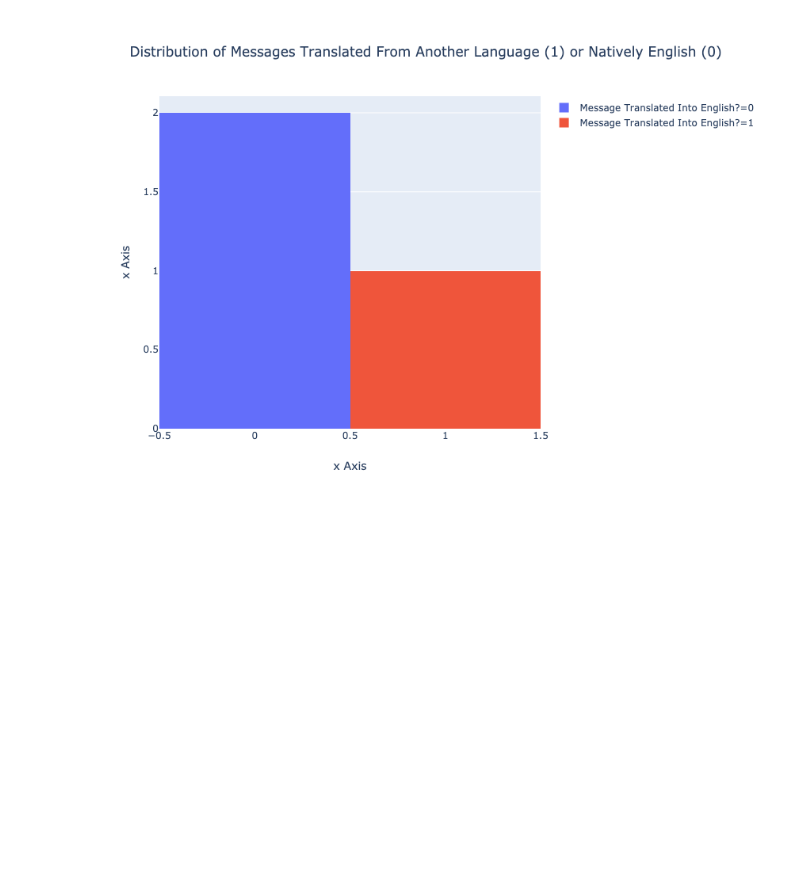
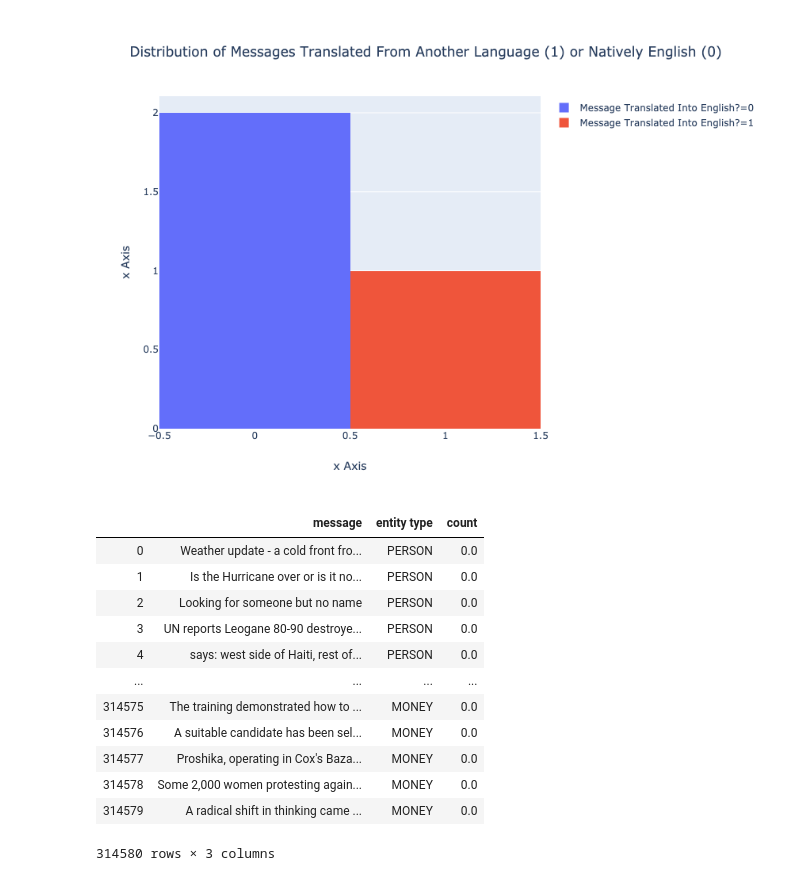
Before and after one commit to emigre459/disaster-prone-nlp, a Jupyter notebook: notebooks/Visualizations.ipynb, the cells around one changed output. Saved outputs shown, nothing was run; the diff lists cells and outputs as text; code cells hidden in the pictures; blank space fills up the shorter version.

```diff
--- a/notebooks/Visualizations.ipynb
+++ b/notebooks/Visualizations.ipynb
@@ -182,3 +178,19 @@ fig.update_layout(yaxis=graph_objects.layout.YAxis(
             text="x Axis")))
 # %% [output]
 [figure]
+# %%
+melted_entities
+# %% [output]
+|  | message | entity type | count |
+| 0 | Weather update - a cold front fro... | PERSON | 0.0 |
+| 1 | Is the Hurricane over or is it no... | PERSON | 0.0 |
+| 2 | Looking for someone but no name | PERSON | 0.0 |
+| 3 | UN reports Leogane 80-90 destroye... | PERSON | 0.0 |
+| 4 | says: west side of Haiti, rest of... | PERSON | 0.0 |
+| ... | ... | ... | ... |
+| 314575 | The training demonstrated how to ... | MONEY | 0.0 |
+| 314576 | A suitable candidate has been sel... | MONEY | 0.0 |
+| 314577 | Proshika, operating in Cox's Baza... | MONEY | 0.0 |
+| 314578 | Some 2,000 women protesting again... | MONEY | 0.0 |
+| 314579 | A radical shift in thinking came ... | MONEY | 0.0 |
+314580 rows × 3 columns
```
Also changed, not shown: parts of 3 cells of this notebook, 1 other file.
